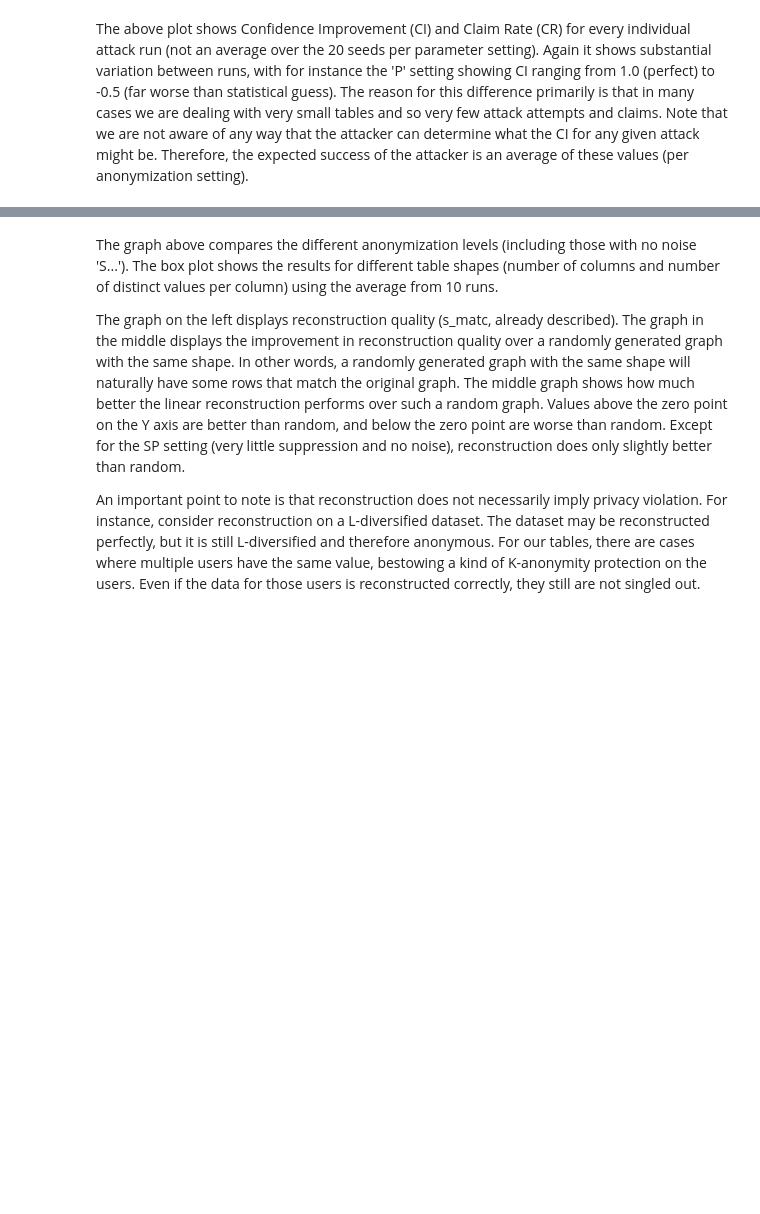
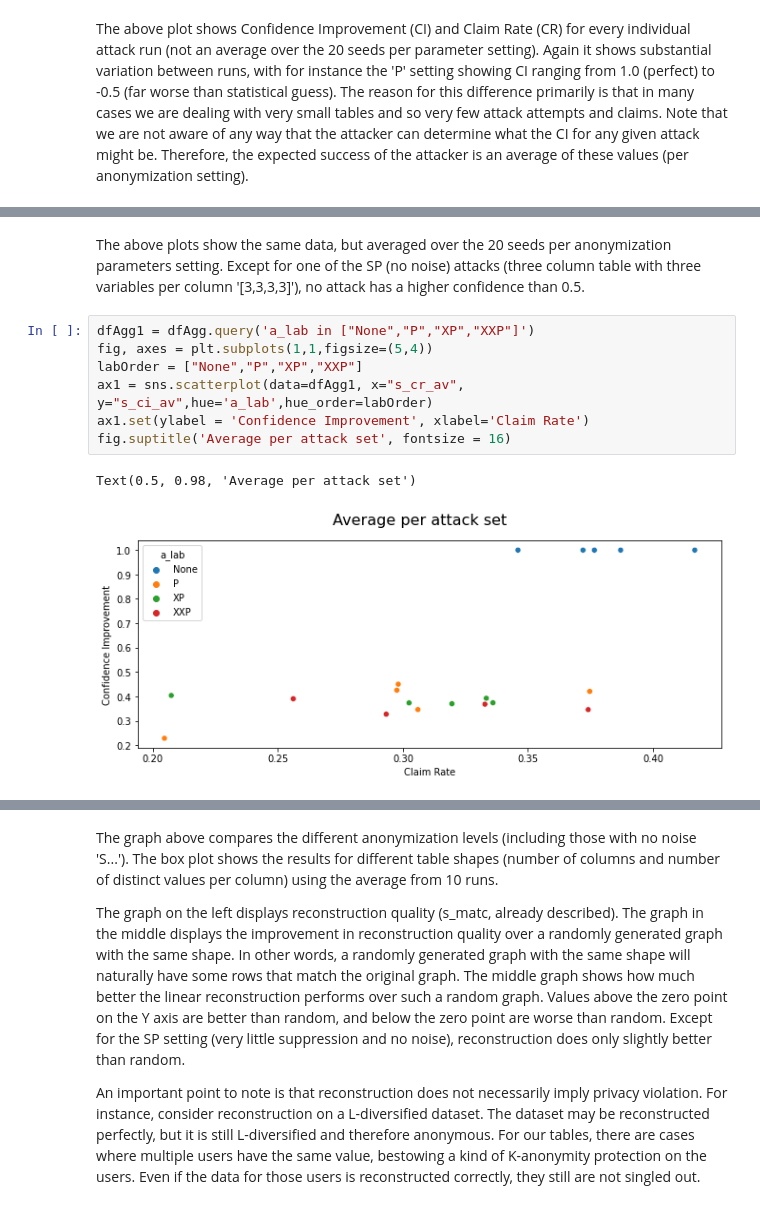
Before and after one commit to iaBIH/attacker, a Jupyter notebook: diffixElmPaperAttacks/linearReconstructionAggregate/basic.ipynb, the cells around one changed output, grey strips where cells are left out. Drawn from its saved outputs; the diff is of its cells as text; blank space fills up the shorter version.

Commit message:
added plotting

```diff
--- a/diffixElmPaperAttacks/linearReconstructionAggregate/basic.ipynb
+++ b/diffixElmPaperAttacks/linearReconstructionAggregate/basic.ipynb
@@ -128,3 +129,15 @@ SyntaxError: invalid syntax (Temp/ipykernel_20908/2454415803.py, line 3)
+# %% [markdown]
+The above plots show the same data, but averaged over the 20 seeds per anonymization parameters setting. Except for one of the SP (no noise) attacks (three column table with three variables per column '[3,3,3,3]'), no attack has a higher confidence than 0.5.
+# %%
+dfAgg1 = dfAgg.query('a_lab in ["None","P","XP","XXP"]')
+fig, axes = plt.subplots(1,1,figsize=(5,4))
+labOrder = ["None","P","XP","XXP"]
+ax1 = sns.scatterplot(data=dfAgg1, x="s_cr_av", y="s_ci_av",hue='a_lab',hue_order=labOrder)
+ax1.set(ylabel = 'Confidence Improvement', xlabel='Claim Rate')
+fig.suptitle('Average per attack set', fontsize = 16)
+# %% [output]
+Text(0.5, 0.98, 'Average per attack set')
+[figure, added]
 # %%
 dfAggAgg = dfAgg[['a_lab','s_ci_av','s_cr_av']].groupby(['a_lab']).mean()
 fig, axes = plt.subplots(1,1,figsize=(5,4))
```
Also changed, not shown: parts of 5 cells of this notebook, 11 other files.
